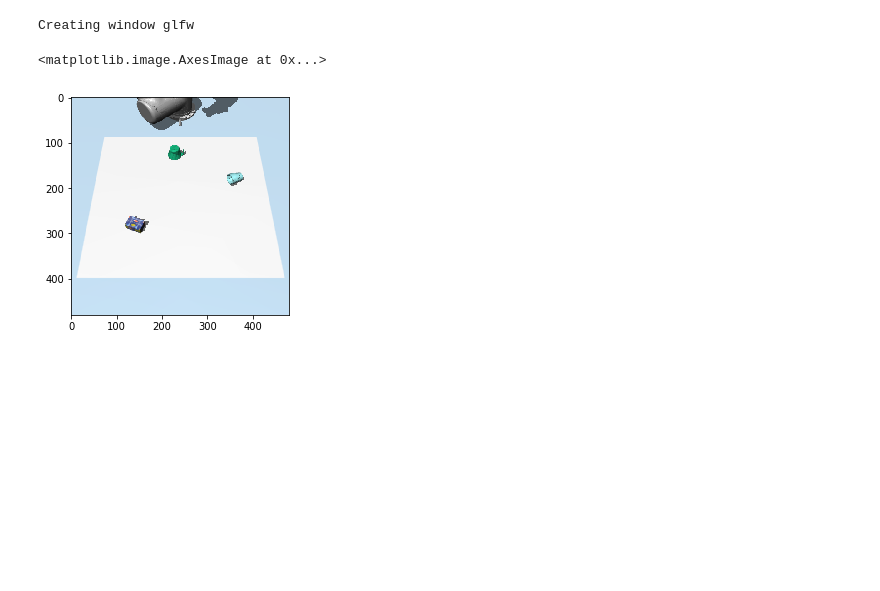
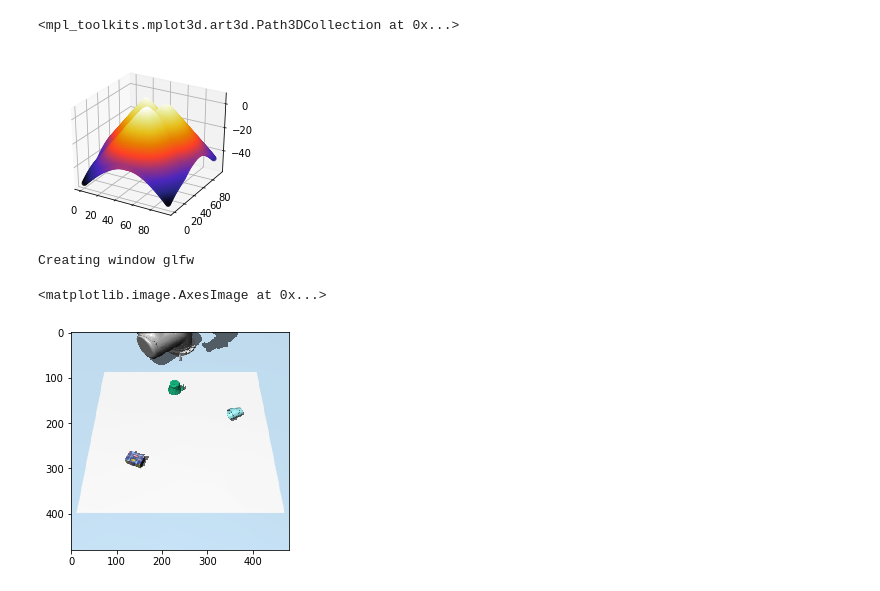
Before and after one commit to hogunkee/ur5_manipulation, a Jupyter notebook: object_wise/dqn/debugging.ipynb, the cells around one changed output. Drawn from its saved outputs; the diff is of its cells as text; code cells hidden in the pictures; blank space fills up the shorter version.

```diff
--- a/object_wise/dqn/debugging.ipynb
+++ b/object_wise/dqn/debugging.ipynb
@@ -1,3 +48,14 @@
+# %%
+fig = plt.figure(figsize=(12, 3))
+ax0 = fig.add_subplot(131, projection="3d")
+# ax1 = fig.add_subplot(132, projection="3d")
+# ax2 = fig.add_subplot(133, projection="3d")
+ax0.scatter(x, y, s[0].reshape(-1), c=s[0].reshape(-1), cmap='CMRmap')
+# ax1.scatter(x, y, sdf_others, c=sdf_others, cmap='CMRmap')
+# ax2.scatter(x, y, final, c=final, cmap='CMRmap')
+# %% [output]
+<mpl_toolkits.mplot3d.art3d.Path3DCollection at 0x...>
+[figure, added]
 # %%
 import sys
 sys.path.append('..')
```
Also changed, not shown: parts of 13 cells of this notebook, 1 other file.
